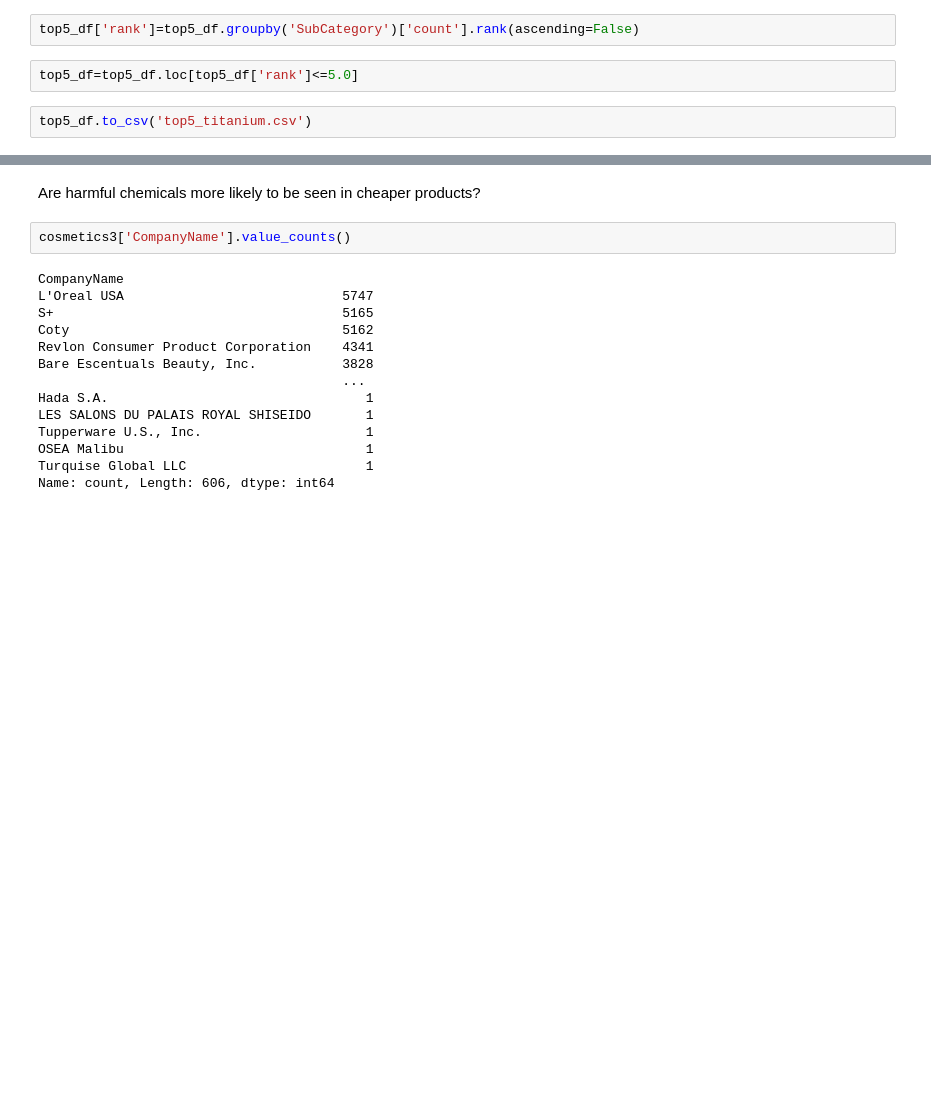
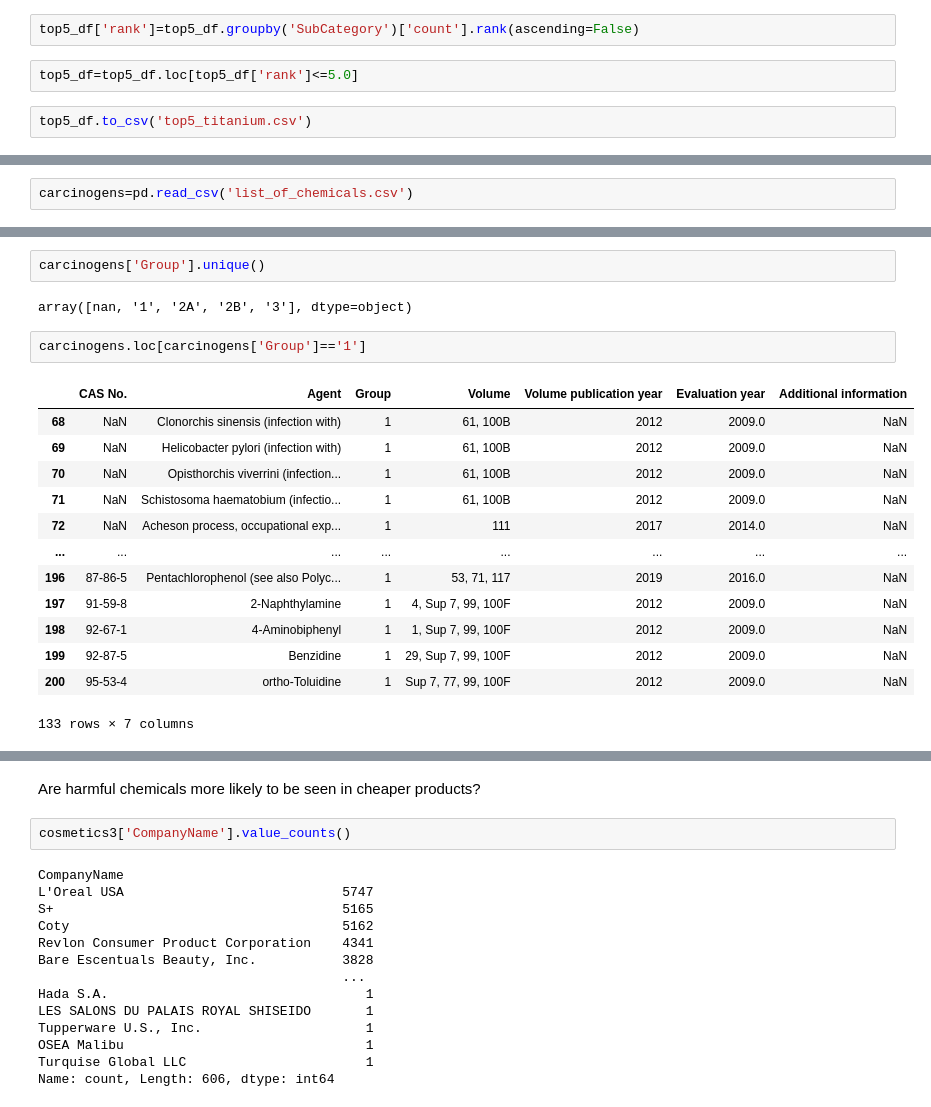
Before and after one commit to Hopex3/Cosmetics, a Jupyter notebook: capstone.ipynb, the cells around one changed output, grey strips where cells are left out. Saved outputs shown, nothing was run; the diff lists cells and outputs as text; blank space fills up the shorter version.

```diff
--- a/capstone.ipynb
+++ b/capstone.ipynb
@@ -192,0 +211,2 @@ top5_df.to_csv('top5_titanium.csv')
+# %%
+carcinogens=pd.read_csv('list_of_chemicals.csv')
@@ -192,0 +222,20 @@ top5_df.to_csv('top5_titanium.csv')
+# %%
+carcinogens['Group'].unique()
+# %% [output]
+array([nan, '1', '2A', '2B', '3'], dtype=object)
+# %%
+carcinogens.loc[carcinogens['Group']=='1']
+# %% [output]
+|  | CAS No. | Agent | Group | Volume | Volume publication year | Evaluation year | Additional information |
+| 68 | NaN | Clonorchis sinensis (infection with) | 1 | 61, 100B | 2012 | 2009.0 | NaN |
+| 69 | NaN | Helicobacter pylori (infection with) | 1 | 61, 100B | 2012 | 2009.0 | NaN |
+| 70 | NaN | Opisthorchis viverrini (infection... | 1 | 61, 100B | 2012 | 2009.0 | NaN |
+| 71 | NaN | Schistosoma haematobium (infectio... | 1 | 61, 100B | 2012 | 2009.0 | NaN |
+| 72 | NaN | Acheson process, occupational exp... | 1 | 111 | 2017 | 2014.0 | NaN |
+| ... | ... | ... | ... | ... | ... | ... | ... |
+| 196 | 87-86-5 | Pentachlorophenol (see also Polyc... | 1 | 53, 71, 117 | 2019 | 2016.0 | NaN |
+| 197 | 91-59-8 | 2-Naphthylamine | 1 | 4, Sup 7, 99, 100F | 2012 | 2009.0 | NaN |
+| 198 | 92-67-1 | 4-Aminobiphenyl | 1 | 1, Sup 7, 99, 100F | 2012 | 2009.0 | NaN |
+| 199 | 92-87-5 | Benzidine | 1 | 29, Sup 7, 99, 100F | 2012 | 2009.0 | NaN |
+| 200 | 95-53-4 | ortho-Toluidine | 1 | Sup 7, 77, 99, 100F | 2012 | 2009.0 | NaN |
+133 rows × 7 columns
```
Also changed, not shown: parts of 10 cells of this notebook, 7 other files.
